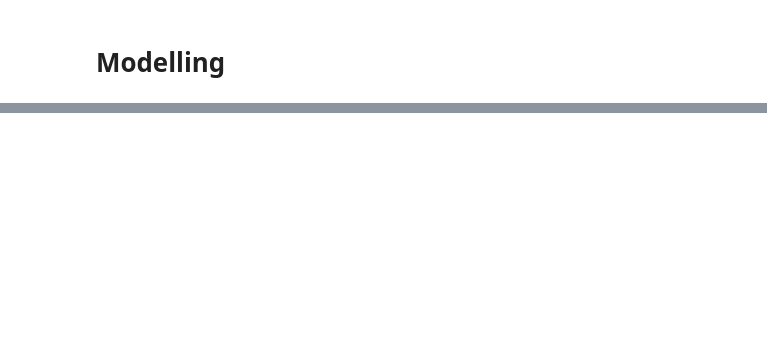
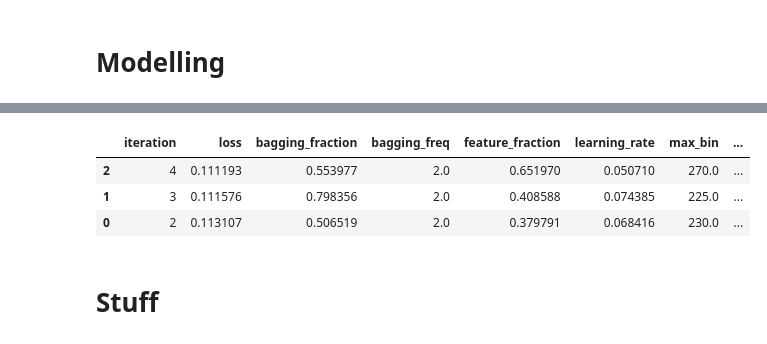
Before and after one commit to akimalikhanov/w, a Jupyter notebook: full_project2.ipynb, the cells around one changed output, grey strips where cells are left out. Drawn from its saved outputs; the diff is of its cells as text; code cells hidden in the pictures; blank space fills up the shorter version.

```diff
--- a/full_project2.ipynb
+++ b/full_project2.ipynb
@@ -300,0 +338,2 @@ kurtosis=0.586
+# %%
+train=handle_missing(train)
@@ -300,0 +370,2 @@ kurtosis=0.586
+# %%
+train=manual_encoder(train)
@@ -300,0 +407,2 @@ kurtosis=0.586
+# %%
+train=generate_features(train)
@@ -430,0 +598,25 @@ res
+# %%
+X, y=train.drop(['Id', 'SalePrice'], axis=1), train['SalePrice']
+
+param_space = {
+    'n_estimators': scope.int(hp.quniform('n_estimators', 500, 5000, 50)),
+    'num_leaves': scope.int(hp.quniform('num_leaves', 4, 12, 1)),
+    'learning_rate': hp.loguniform('learning_rate', np.log(0.01), np.log(0.3)),
+    'max_bin': scope.int(hp.quniform('max_bin', 150, 300, 5)),
+    'feature_fraction': hp.uniform('feature_fraction', 0.1, 0.8),
+    'bagging_fraction': hp.uniform('bagging_fraction', 0.1, 0.8),
+    'bagging_freq': scope.int(hp.quniform('bagging_freq', 2, 5, 1)),
+}
+
+
+ITERATION, MAX_EVALS=1, 100
+t=Trials()
+hopt=fmin(
+    fn=partial(optimize, x=X, y=y),
+    space=param_space,
+    algo=tpe.suggest,
+    max_evals=MAX_EVALS,
+    trials=t
+)
+
+hopt
@@ -430,0 +686,19 @@ res
+# %%
+hpo_res=pd.DataFrame()
+params_list=[exp['params'] for exp in t.results]
+
+for i in ['iteration', 'loss']:
+    hpo_res[i]=[exp[i] for exp in t.results]
+
+for n, p in enumerate(params_list):
+    for k,v in p.items():
+        hpo_res.loc[n, k]=v
+
+hpo_res.sort_values('loss').head(10)
+# %% [output]
+|  | iteration | loss | bagging_fraction | bagging_freq | feature_fraction | learning_rate | max_bin | ... |
+| 2 | 4 | 0.111193 | 0.553977 | 2.0 | 0.651970 | 0.050710 | 270.0 | ... |
+| 1 | 3 | 0.111576 | 0.798356 | 2.0 | 0.408588 | 0.074385 | 225.0 | ... |
+| 0 | 2 | 0.113107 | 0.506519 | 2.0 | 0.379791 | 0.068416 | 230.0 | ... |
+# %% [markdown]
+# Stuff
```
Also changed, not shown: parts of 27 cells of this notebook.
